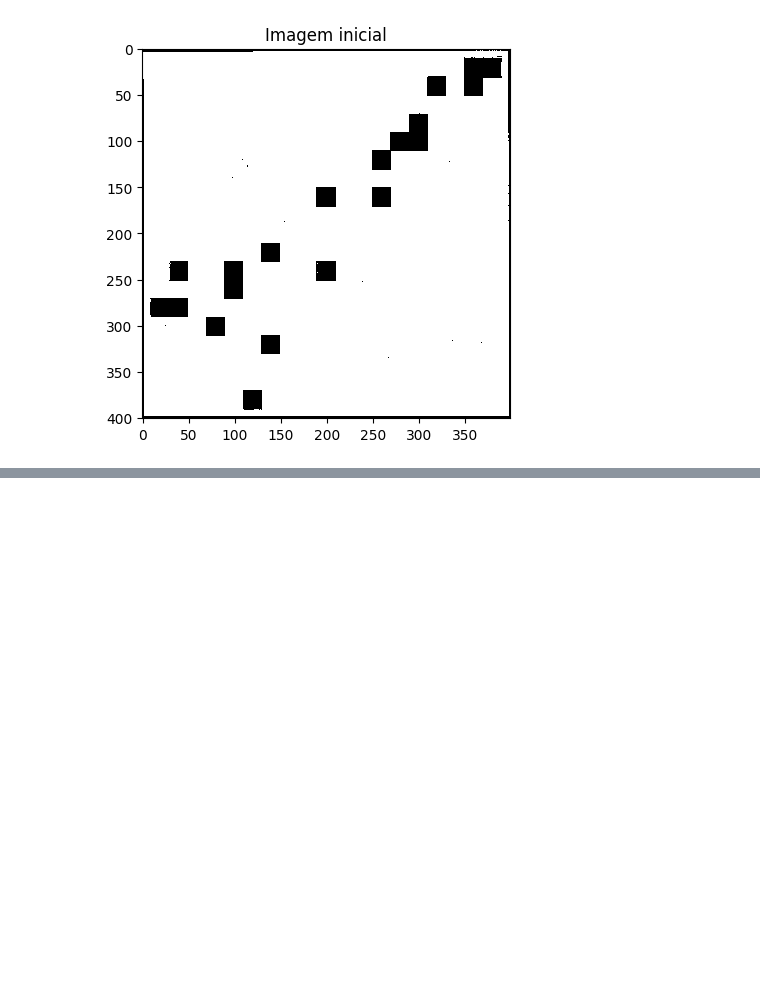
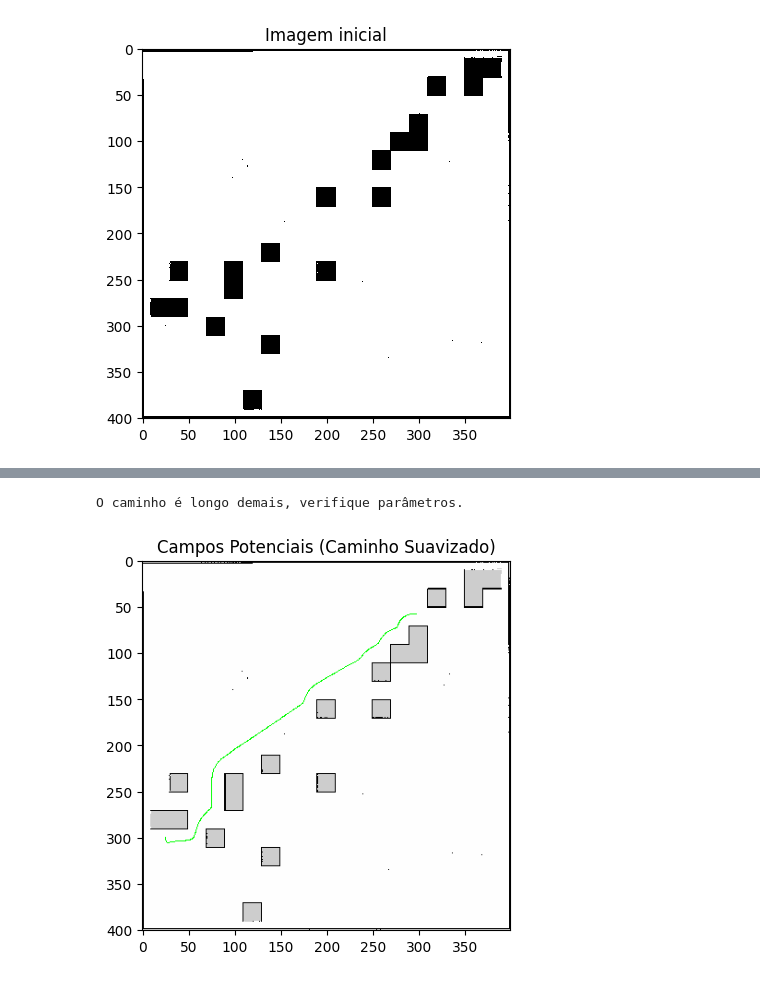
Before and after one commit to giquaresma/aprendendo_ros2, a Jupyter notebook: path_planer/campos_pot/campos_pot.ipynb, the cells around one changed output, grey strips where cells are left out. Drawn from its saved outputs; the diff is of its cells as text; code cells hidden in the pictures; blank space fills up the shorter version.

```diff
--- a/path_planer/campos_pot/campos_pot.ipynb
+++ b/path_planer/campos_pot/campos_pot.ipynb
@@ -172,0 +107,74 @@ print(caminho)
+# %%
+ka = 2
+kr = 300
+p0 = 20
+passo = 0.5
+ruido = 0.1
+
+def interpolar_pontos(ponto1, ponto2):
+    pontos = []
+    dist = np.linalg.norm(ponto2 - ponto1)
+    num_passos = int(np.ceil(dist))
+    for i in range(1, num_passos + 1):
+        ponto_interpolado = ponto1 + i * (ponto2 - ponto1) / num_passos
+        pontos.append(ponto_interpolado.astype(int))
+    return pontos
+
+def forca_atrativa(pos, goal, ka=2):
+    direcao = goal - pos
+    distancia = np.linalg.norm(direcao)
+    if distancia > 0:
+        return ka * direcao / distancia
+    return np.array([0, 0])
+
+def forca_repulsiva(pos, obstaculos, kr=300, p0=20):
+    forca_total = np.array([0.0, 0.0])
+    for obs in obstaculos:
+        direcao = pos - obs
+        distancia = np.linalg.norm(direcao)
+        if 0 < distancia < p0:
+            repul = kr * ((1 / distancia) - (1 / p0)) * (direcao / (distancia**3))
+            forca_total += repul
+    return forca_total
+
+
+obstaculos = np.argwhere(image_copia == 0)
+caminho = [robo]
+
+posicao_atual = robo.copy()
+ultimo_passo = posicao_atual.copy()
+tolerancia_movimento = 0.1
+
+while np.linalg.norm(goal - posicao_atual) > 2:
+    fa = forca_atrativa(posicao_atual, goal)
+    fr = forca_repulsiva(posicao_atual, obstaculos)
+    ft = fa + fr
+
+    ruido_aleatorio = np.random.uniform(-ruido, ruido, 2)
+    nova_posicao = posicao_atual + passo * (ft + ruido_aleatorio)
+
+    pontos_interpolados = interpolar_pontos(posicao_atual, nova_posicao)
+    caminho.extend(pontos_interpolados)
+
+    posicao_atual = nova_posicao
+    caminho.append(posicao_atual.astype(int))
+
+    if np.linalg.norm(posicao_atual - ultimo_passo) < tolerancia_movimento:
+        print("robô preso")
+        ultimo_passo += ruido_aleatorio
+
+    if len(caminho) > 1200:
+        print("caminho é longo demais")
+        break
+
+image_com_caminho = cv2.cvtColor(image.copy(), cv2.COLOR_GRAY2RGB)
+for ponto in caminho:
+    if 0 <= ponto[0] < image_com_caminho.shape[0] and 0 <= ponto[1] < image_com_caminho.shape[1]:
+        image_com_caminho[ponto[0], ponto[1]] = [0, 255, 0]
+
+plt.imshow(image_com_caminho)
+plt.title('Campos Potenciais (Caminho Suavizado)')
+plt.show()
+# %% [output]
+O caminho é longo demais, verifique parâmetros.
+[figure, added]
```
Also changed, not shown: parts of 2 cells of this notebook, 1 other file.
